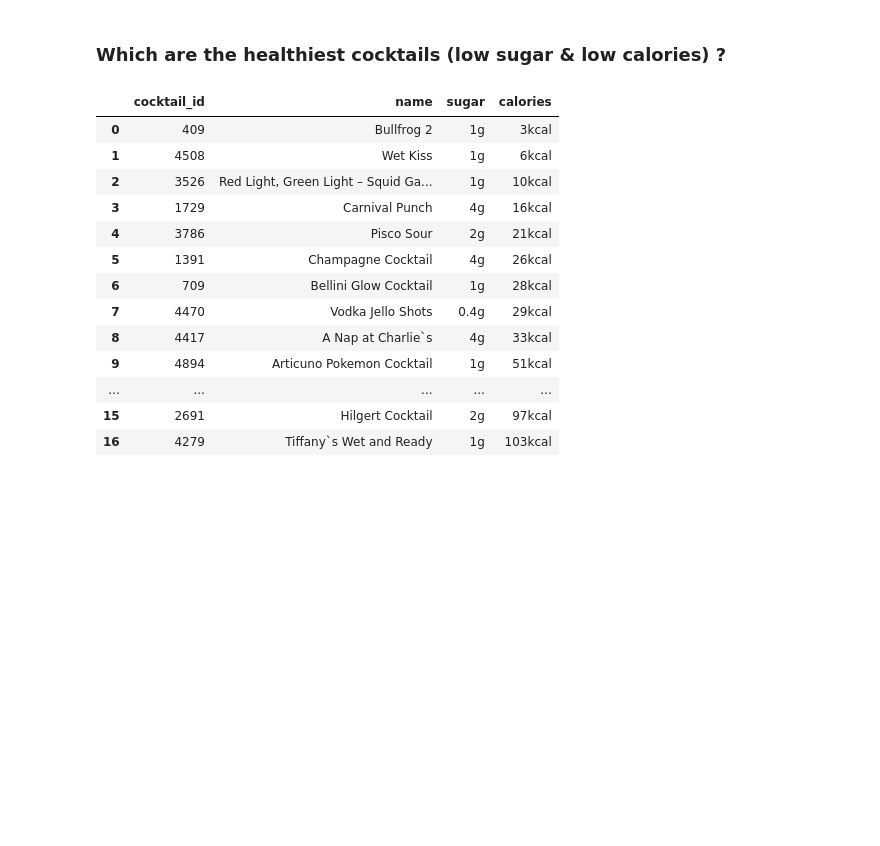
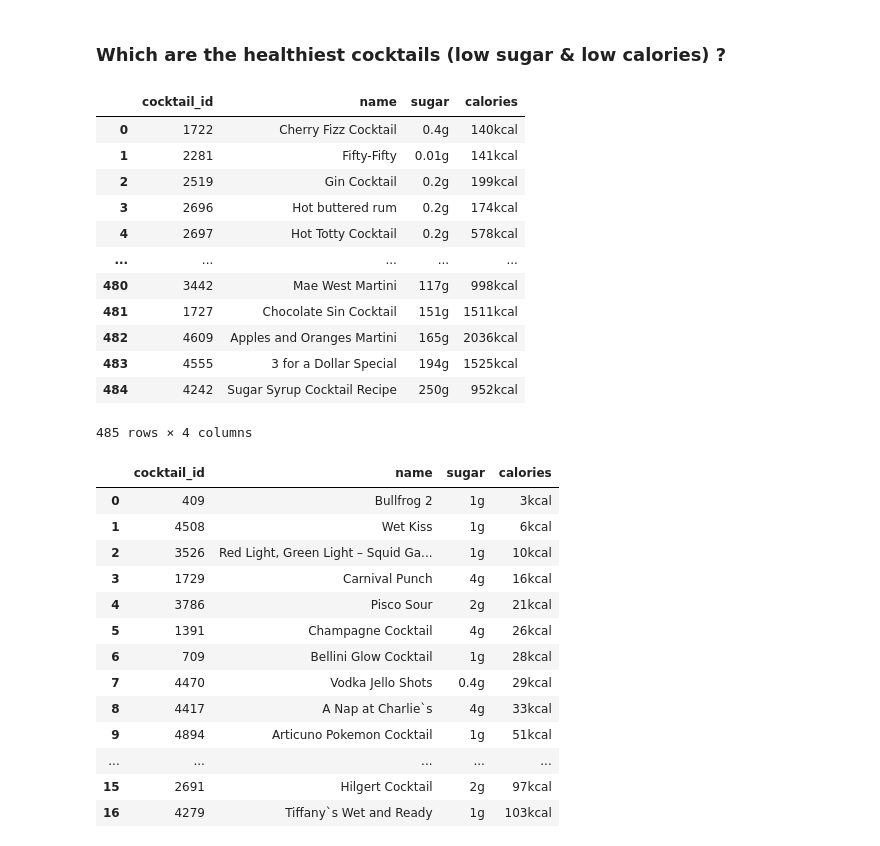
Before and after one commit to Lucien-Stephane-Ld/certification-project-DAFT410, a Jupyter notebook: data_visualization.ipynb, the cells around one changed output. Saved outputs shown, nothing was run; the diff lists cells and outputs as text; code cells hidden in the pictures; blank space fills up the shorter version.

```diff
--- a/data_visualization.ipynb
+++ b/data_visualization.ipynb
@@ -13,3 +15,19 @@ top20_healthy = pd.read_csv('./CSVs/top20_healthiest.csv', sep=',')
+# %%
+top20_healthy_2
+# %% [output]
+|  | cocktail_id | name | sugar | calories |
+| 0 | 1722 | Cherry Fizz Cocktail | 0.4g | 140kcal |
+| 1 | 2281 | Fifty-Fifty | 0.01g | 141kcal |
+| 2 | 2519 | Gin Cocktail | 0.2g | 199kcal |
+| 3 | 2696 | Hot buttered rum | 0.2g | 174kcal |
+| 4 | 2697 | Hot Totty Cocktail | 0.2g | 578kcal |
+| ... | ... | ... | ... | ... |
+| 480 | 3442 | Mae West Martini | 117g | 998kcal |
+| 481 | 1727 | Chocolate Sin Cocktail | 151g | 1511kcal |
+| 482 | 4609 | Apples and Oranges Martini | 165g | 2036kcal |
+| 483 | 4555 | 3 for a Dollar Special | 194g | 1525kcal |
+| 484 | 4242 | Sugar Syrup Cocktail Recipe | 250g | 952kcal |
+485 rows × 4 columns
 # %%
 top20_healthy #only counting unique values for non-null rows & unique cocktails
 # %% [output]
```
Also changed, not shown: parts of 6 cells of this notebook, 10 other files.
